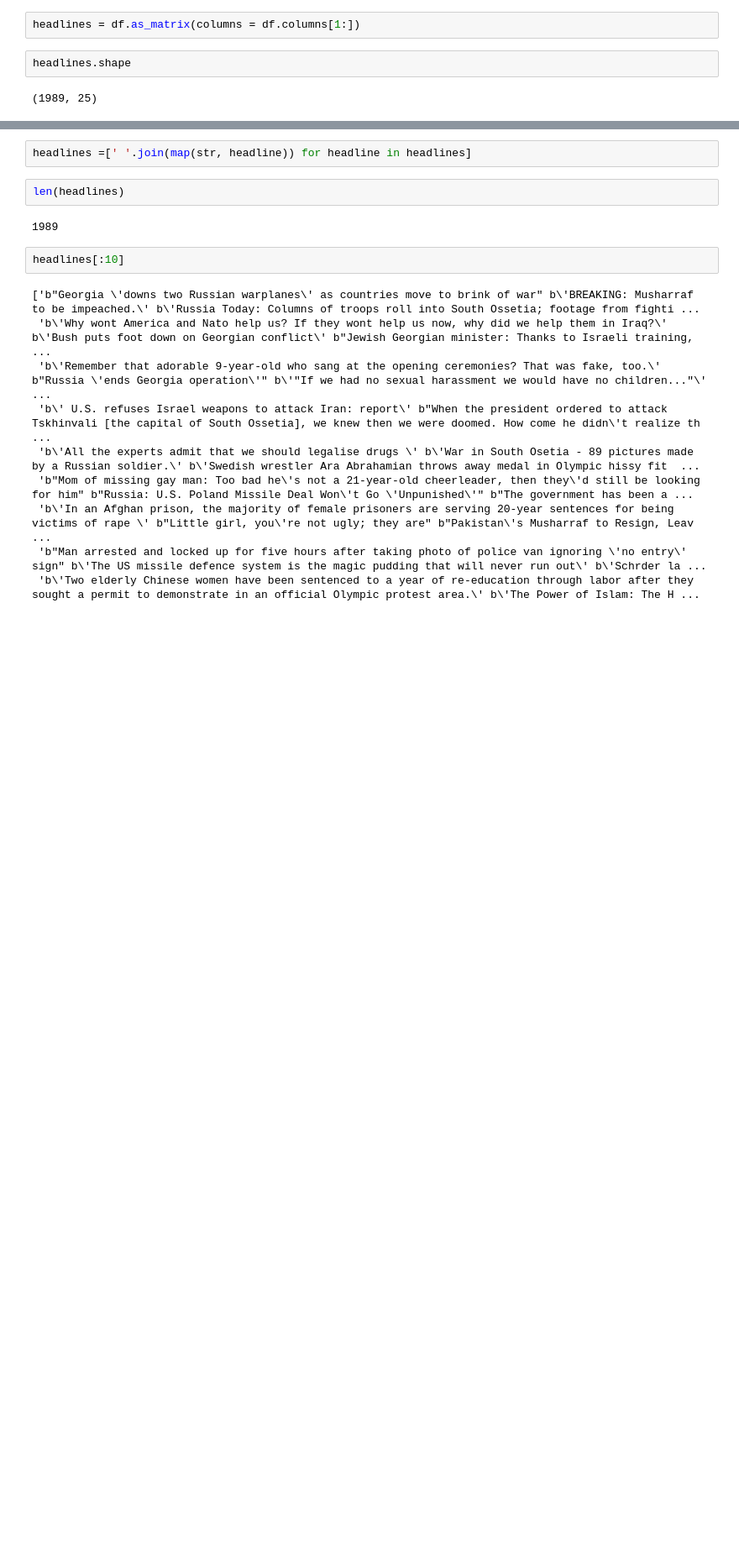
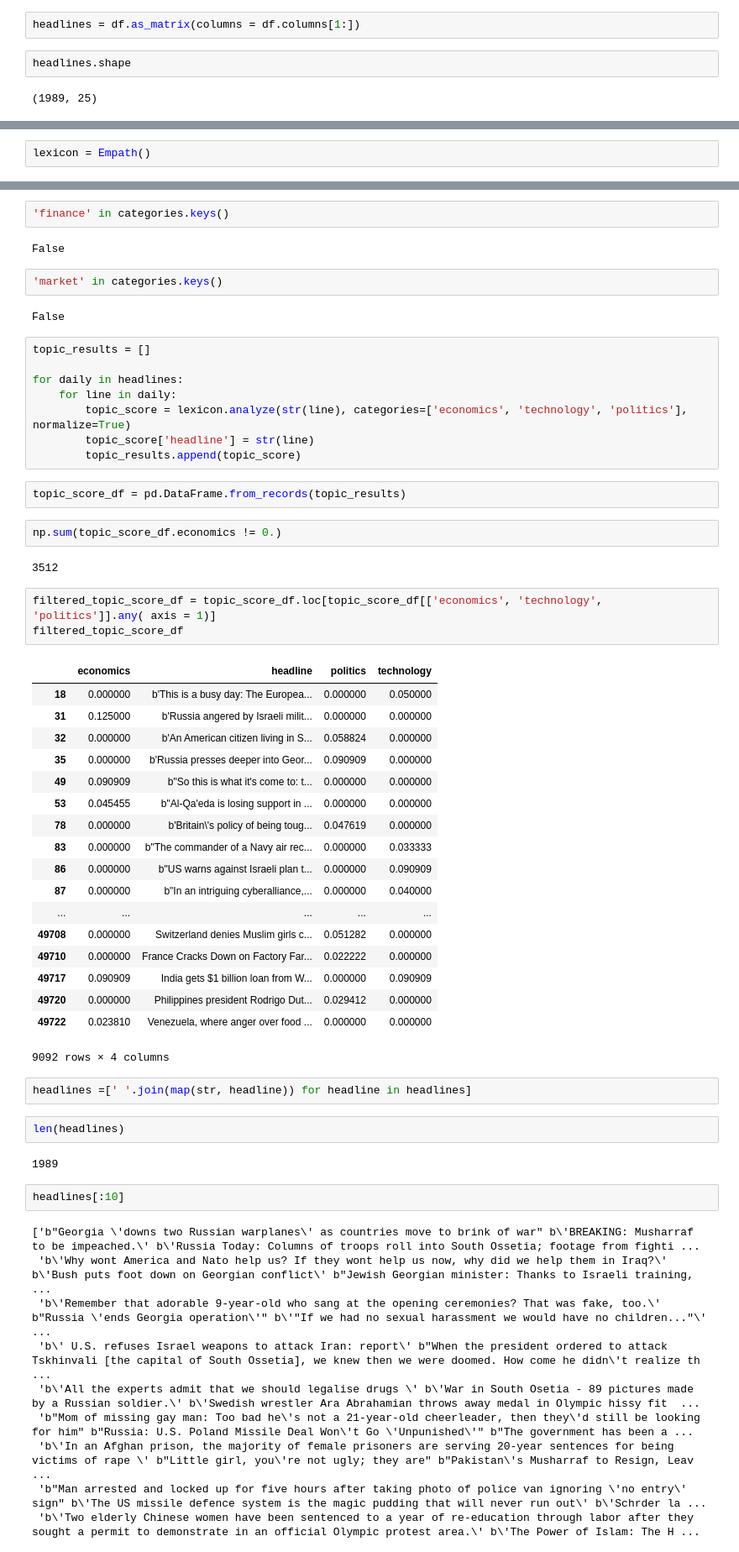
Before and after one commit to bg453cornell/ORIE-4740-NLP-ML, a Jupyter notebook: ORIE 4740 Code.ipynb, the cells around one changed output, grey strips where cells are left out. Shown at 84% size. Drawn from its saved outputs; the diff is of its cells as text; blank space fills up the shorter version.

Commit message:
topic

```diff
--- a/ORIE 4740 Code.ipynb
+++ b/ORIE 4740 Code.ipynb
@@ -61,0 +154,2 @@ headlines.shape
+# %%
+lexicon = Empath()
@@ -62,3 +174,47 @@ headlines.shape
+# %%
+'finance' in categories.keys()
+# %% [output]
+False
+# %%
+'market' in categories.keys()
+# %% [output]
+False
+# %%
+topic_results = []
+
+for daily in headlines:
+    for line in daily:
+        topic_score = lexicon.analyze(str(line), categories=['economics', 'technology', 'politics'], normalize=True)
+        topic_score['headline'] = str(line)
+        topic_results.append(topic_score)
+# %%
+topic_score_df = pd.DataFrame.from_records(topic_results)
+# %%
+np.sum(topic_score_df.economics != 0.)
+# %% [output]
+3512
+# %%
+filtered_topic_score_df = topic_score_df.loc[topic_score_df[['economics', 'technology', 'politics']].any( axis = 1)]
+filtered_topic_score_df
+# %% [output]
+|  | economics | headline | politics | technology |
+| 18 | 0.000000 | b'This is a busy day: The Europea... | 0.000000 | 0.050000 |
+| 31 | 0.125000 | b'Russia angered by Israeli milit... | 0.000000 | 0.000000 |
+| 32 | 0.000000 | b'An American citizen living in S... | 0.058824 | 0.000000 |
+| 35 | 0.000000 | b'Russia presses deeper into Geor... | 0.090909 | 0.000000 |
+| 49 | 0.090909 | b"So this is what it's come to: t... | 0.000000 | 0.000000 |
+| 53 | 0.045455 | b"Al-Qa'eda is losing support in ... | 0.000000 | 0.000000 |
+| 78 | 0.000000 | b'Britain\'s policy of being toug... | 0.047619 | 0.000000 |
+| 83 | 0.000000 | b"The commander of a Navy air rec... | 0.000000 | 0.033333 |
+| 86 | 0.000000 | b"US warns against Israeli plan t... | 0.000000 | 0.090909 |
+| 87 | 0.000000 | b"In an intriguing cyberalliance,... | 0.000000 | 0.040000 |
+| ... | ... | ... | ... | ... |
+| 49708 | 0.000000 | Switzerland denies Muslim girls c... | 0.051282 | 0.000000 |
+| 49710 | 0.000000 | France Cracks Down on Factory Far... | 0.022222 | 0.000000 |
+| 49717 | 0.090909 | India gets $1 billion loan from W... | 0.000000 | 0.090909 |
+| 49720 | 0.000000 | Philippines president Rodrigo Dut... | 0.029412 | 0.000000 |
+| 49722 | 0.023810 | Venezuela, where anger over food ... | 0.000000 | 0.000000 |
+9092 rows × 4 columns
 # %%
 headlines =[' '.join(map(str, headline)) for headline in headlines]
 # %%
```
Also changed, not shown: parts of 27 cells of this notebook.
